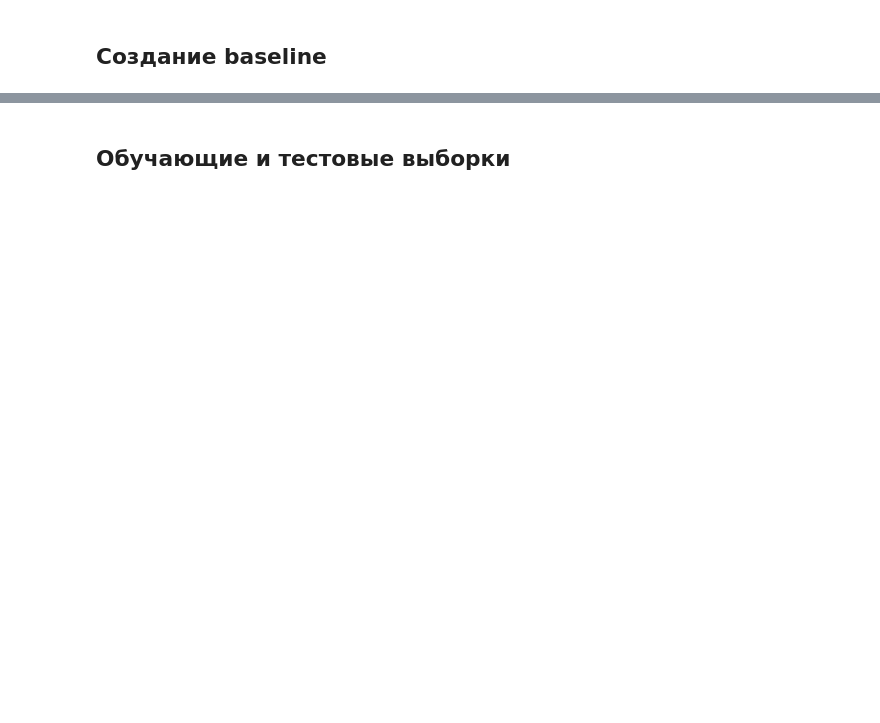
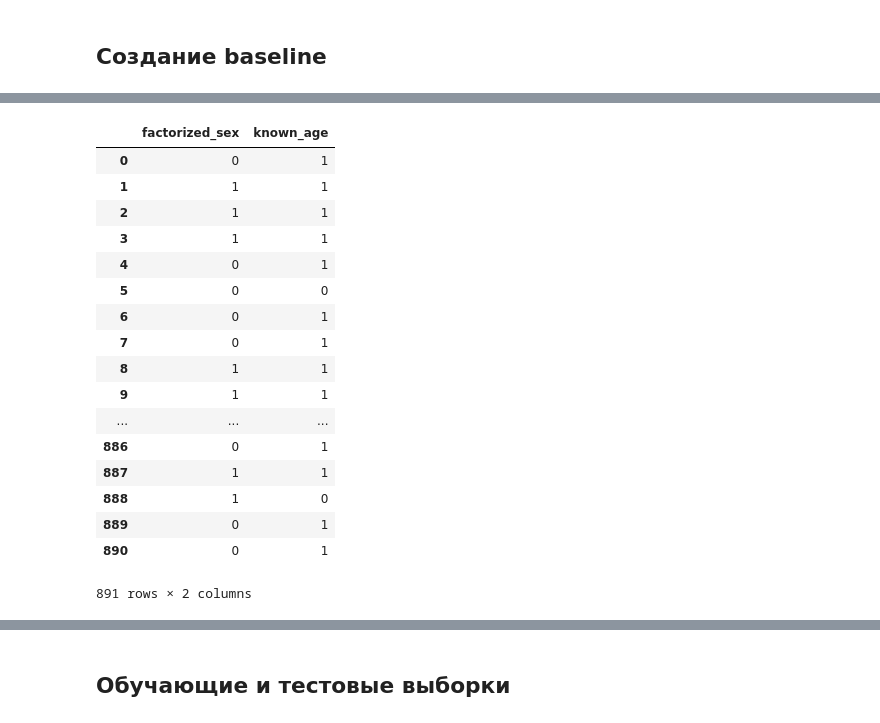
Before and after one commit to Khrol/TestML, a Jupyter notebook: slides.ipynb, the cells around one changed output, grey strips where cells are left out. Drawn from its saved outputs; the diff is of its cells as text; code cells hidden in the pictures; blank space fills up the shorter version.

```diff
--- a/slides.ipynb
+++ b/slides.ipynb
@@ -101,5 +113,25 @@ levels
 # %%
 features_dataframe['known_age'] = data.Age.notnull().astype(int)
+features_dataframe
+# %% [output]
+|  | factorized_sex | known_age |
+| 0 | 0 | 1 |
+| 1 | 1 | 1 |
+| 2 | 1 | 1 |
+| 3 | 1 | 1 |
+| 4 | 0 | 1 |
+| 5 | 0 | 0 |
+| 6 | 0 | 1 |
+| 7 | 0 | 1 |
+| 8 | 1 | 1 |
+| 9 | 1 | 1 |
+| ... | ... | ... |
+| 886 | 0 | 1 |
+| 887 | 1 | 1 |
+| 888 | 1 | 0 |
+| 889 | 0 | 1 |
+| 890 | 0 | 1 |
+891 rows × 2 columns
 # %% [markdown]
 ## Обучающие и тестовые выборки
 
```
Also changed, not shown: parts of 24 cells of this notebook, 3 other files.
